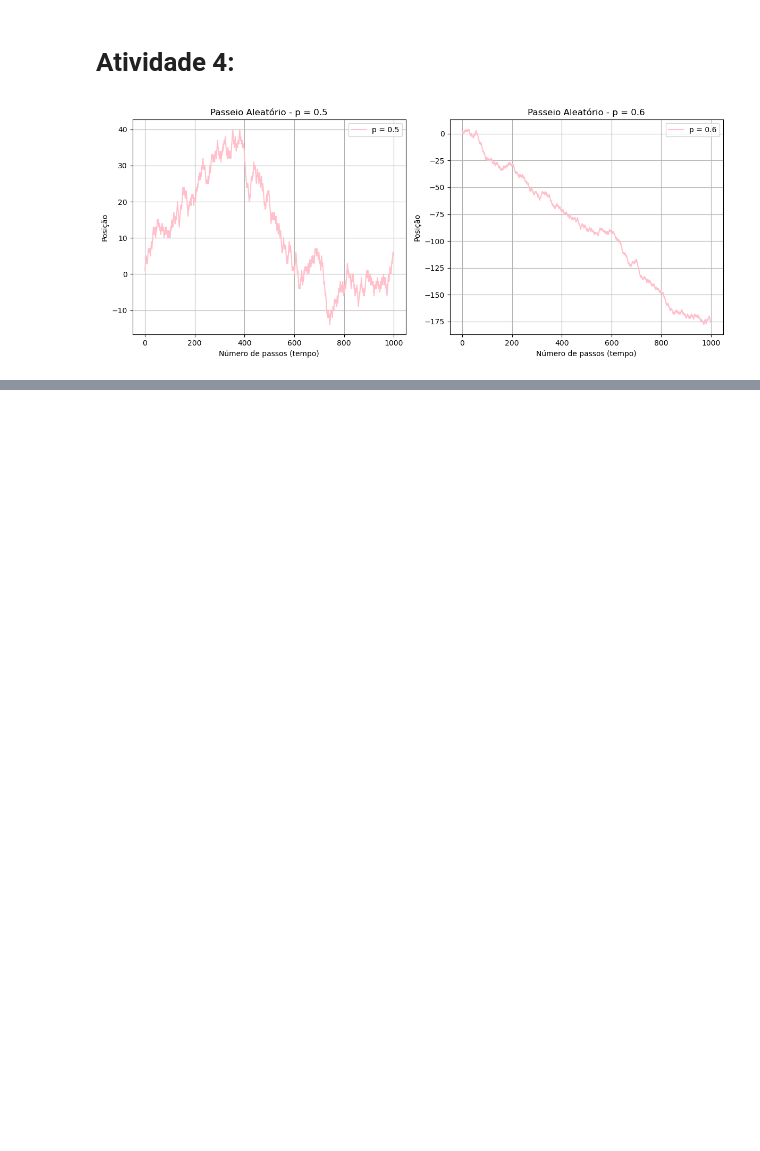
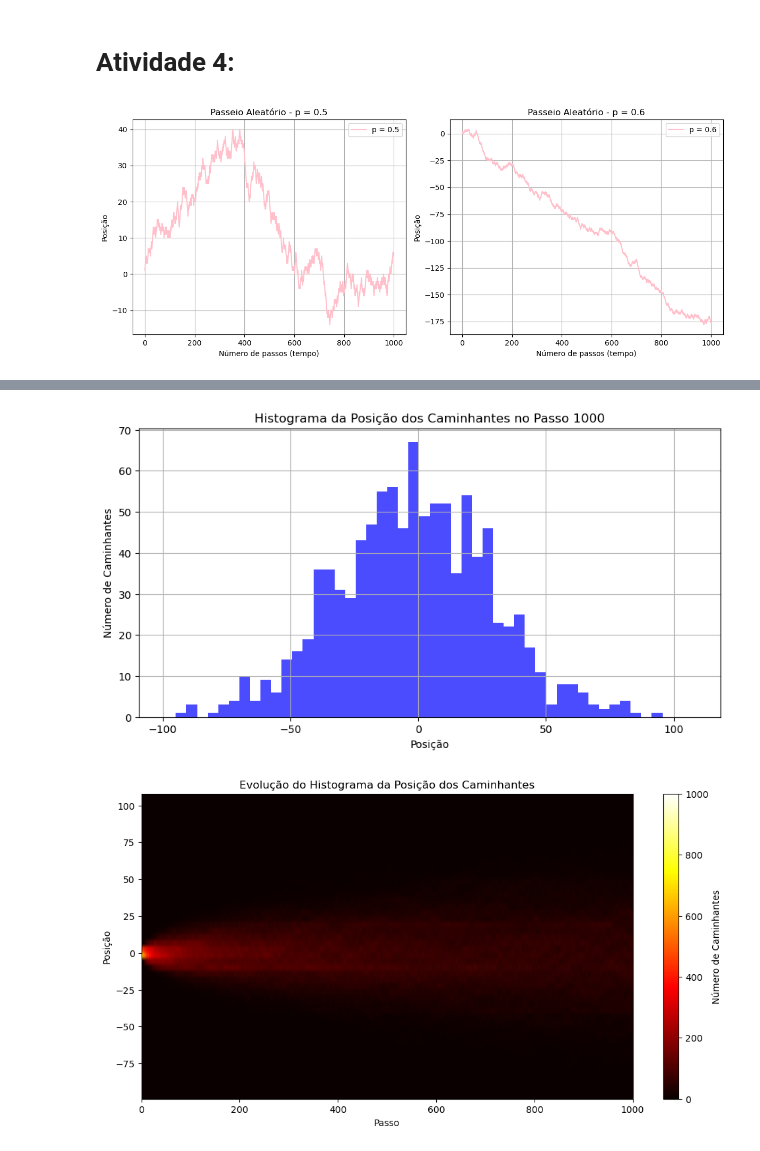
Before and after one commit to marianasenuke/testevscode2, a Jupyter notebook: Atividade 4.ipynb/atividade 4.ipynb, the cells around one changed output, grey strips where cells are left out. Cells and saved outputs as stored; diff of their text form; code cells hidden in the pictures; blank space fills up the shorter version.

```diff
--- a/Atividade 4.ipynb/atividade 4.ipynb
+++ b/Atividade 4.ipynb/atividade 4.ipynb
@@ -213,0 +333,53 @@ plt.show()
+# %%
+#Passeio aleatório (histograma):
+
+import numpy as np
+import matplotlib.pyplot as plt
+
+# Parâmetros da simulação
+n_passos = 1000  # Número total de passos
+n_caminhantes = 1000  # Número de caminhantes
+probabilidade_direita = 0.5  # Probabilidade de ir para a direita
+
+# Simulação do passeio aleatório
+posicoes = np.zeros((n_caminhantes, n_passos))  # Matriz para armazenar as posições
+
+for i in range(1, n_passos):
+    # Gera passos aleatórios (-1 ou 1)
+    passos = np.random.choice([-1, 1], size=n_caminhantes, p=[1-probabilidade_direita, probabilidade_direita])
+    posicoes[:, i] = posicoes[:, i-1] + passos
+
+# Cria histograma para cada passo
+n_bins = 50  # Número de bins para o histograma
+histograma = np.zeros((n_bins, n_passos))  # Matriz para armazenar os histogramas
+
+# Define os limites dos bins
+min_pos = posicoes.min()
+max_pos = posicoes.max()
+bins = np.linspace(min_pos, max_pos, n_bins+1)
+
+for i in range(n_passos):
+    hist, _ = np.histogram(posicoes[:, i], bins=bins)
+    histograma[:, i] = hist
+
+# Plot do histograma no último passo
+plt.figure(figsize=(10, 5))
+plt.hist(posicoes[:, -1], bins=bins, color='blue', alpha=0.7)
+plt.title(f'Histograma da Posição dos Caminhantes no Passo {n_passos}')
+plt.xlabel('Posição')
+plt.ylabel('Número de Caminhantes')
+plt.grid(True)
+plt.show()
+
+# Plot do mapa de cores da evolução do histograma
+plt.figure(figsize=(12, 6))
+plt.imshow(histograma, aspect='auto', cmap='hot',
+           extent=[0, n_passos, min_pos, max_pos], origin='lower')
+plt.colorbar(label='Número de Caminhantes')
+plt.title('Evolução do Histograma da Posição dos Caminhantes')
+plt.xlabel('Passo')
+plt.ylabel('Posição')
+plt.show()
+# %% [output]
+[figure, added]
+[figure, added]
```
Also changed, not shown: parts of 6 cells of this notebook.
